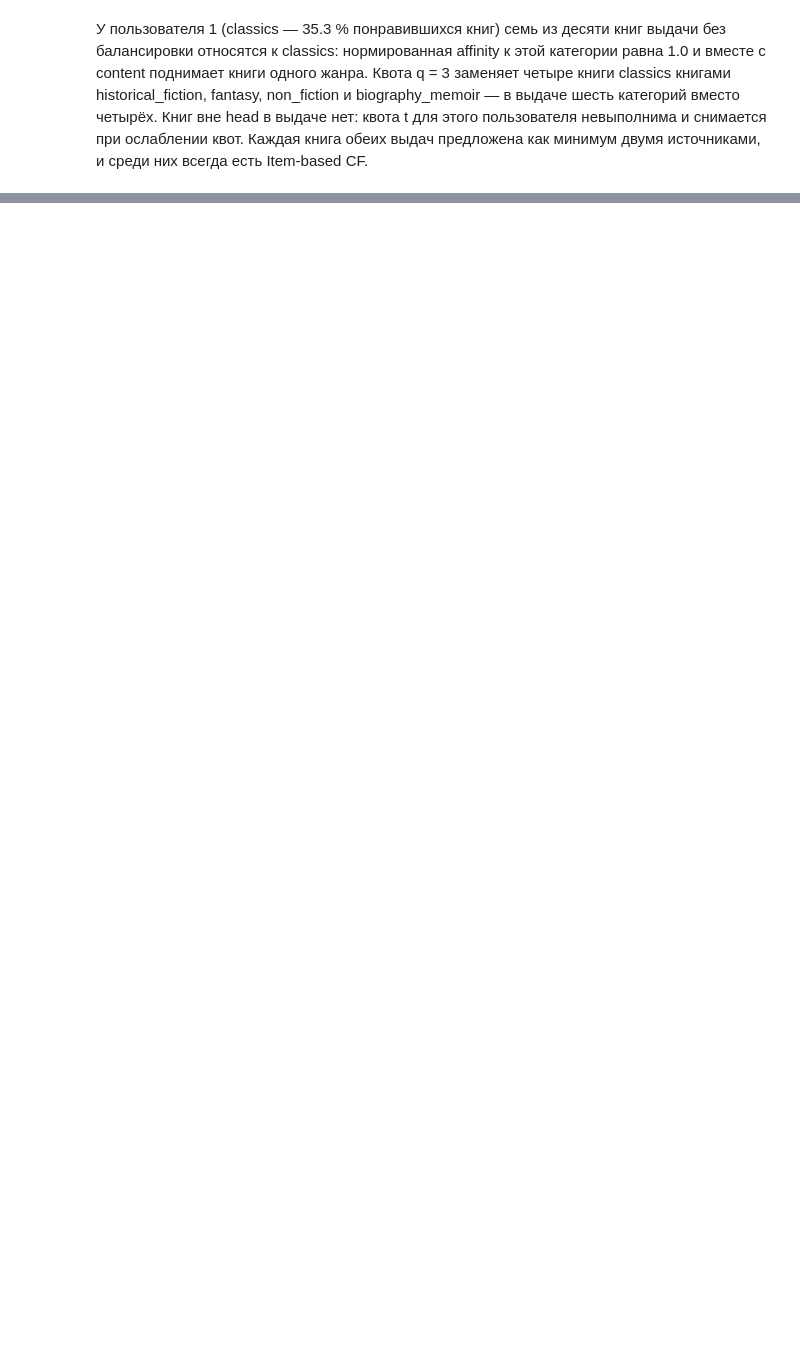
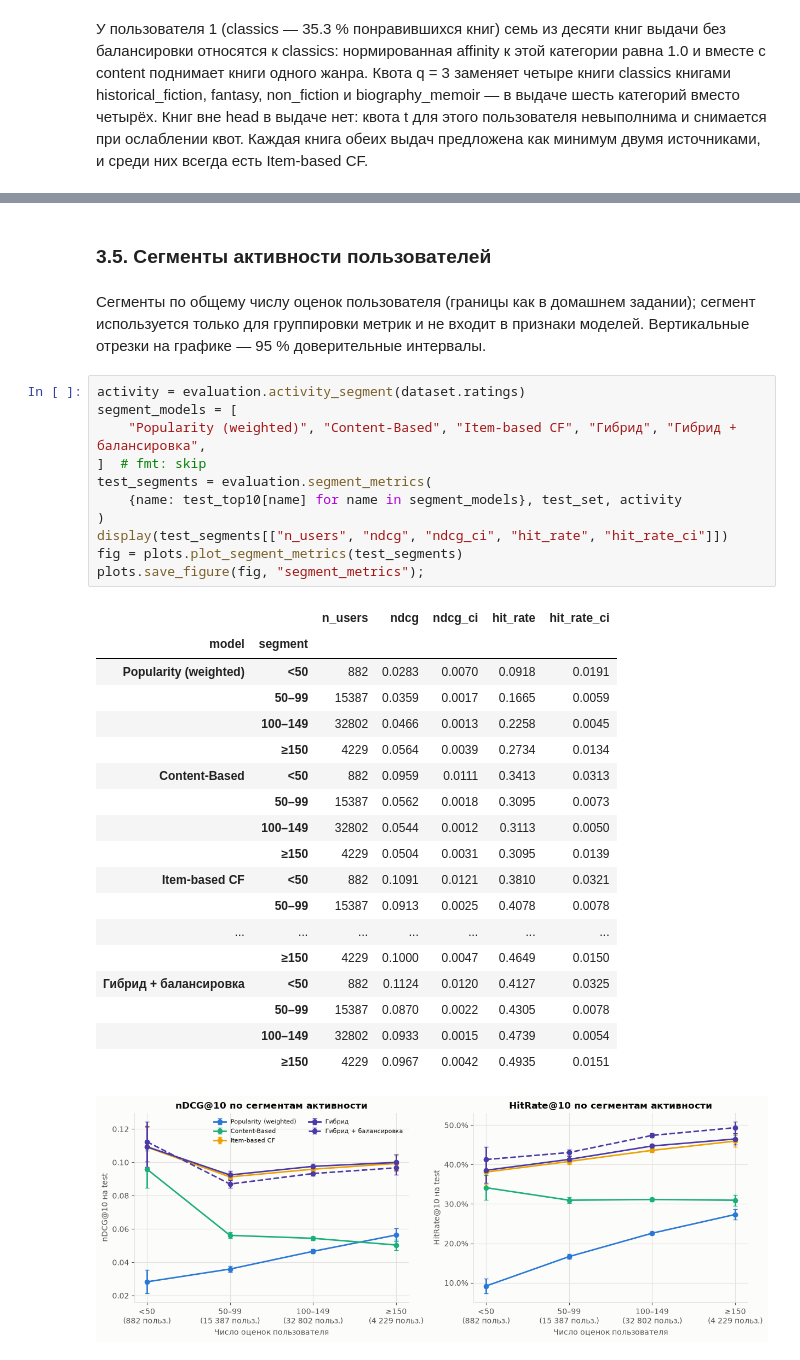
Before and after one commit to a-kapset/Rec_Systems_Session_Project, a Jupyter notebook: notebooks/hybrid_recsys.ipynb, the cells around one changed output, grey strips where cells are left out. Saved outputs shown, nothing was run; the diff lists cells and outputs as text; blank space fills up the shorter version.

```diff
--- a/notebooks/hybrid_recsys.ipynb
+++ b/notebooks/hybrid_recsys.ipynb
@@ -406,0 +650,35 @@ balance_variants["Гибрид + квоты (q=3, t=3)"].explain(example_user, d
+# %% [markdown]
+### 3.5. Сегменты активности пользователей
+# %% [markdown]
+Сегменты по общему числу оценок пользователя (границы как в домашнем задании); сегмент используется только для группировки метрик и не входит в признаки моделей. Вертикальные отрезки на графике — 95 % доверительные интервалы.
+# %%
+activity = evaluation.activity_segment(dataset.ratings)
+segment_models = [
+    "Popularity (weighted)", "Content-Based", "Item-based CF", "Гибрид", "Гибрид + балансировка",
+]  # fmt: skip
+test_segments = evaluation.segment_metrics(
+    {name: test_top10[name] for name in segment_models}, test_set, activity
+)
+display(test_segments[["n_users", "ndcg", "ndcg_ci", "hit_rate", "hit_rate_ci"]])
+fig = plots.plot_segment_metrics(test_segments)
+plots.save_figure(fig, "segment_metrics");
+# %% [output]
+|  |  | n_users | ndcg | ndcg_ci | hit_rate | hit_rate_ci |
+| model | segment |  |  |  |  |  |
+| Popularity (weighted) | <50 | 882 | 0.0283 | 0.0070 | 0.0918 | 0.0191 |
+|  | 50–99 | 15387 | 0.0359 | 0.0017 | 0.1665 | 0.0059 |
+|  | 100–149 | 32802 | 0.0466 | 0.0013 | 0.2258 | 0.0045 |
+|  | ≥150 | 4229 | 0.0564 | 0.0039 | 0.2734 | 0.0134 |
+| Content-Based | <50 | 882 | 0.0959 | 0.0111 | 0.3413 | 0.0313 |
+|  | 50–99 | 15387 | 0.0562 | 0.0018 | 0.3095 | 0.0073 |
+|  | 100–149 | 32802 | 0.0544 | 0.0012 | 0.3113 | 0.0050 |
+|  | ≥150 | 4229 | 0.0504 | 0.0031 | 0.3095 | 0.0139 |
+| Item-based CF | <50 | 882 | 0.1091 | 0.0121 | 0.3810 | 0.0321 |
+|  | 50–99 | 15387 | 0.0913 | 0.0025 | 0.4078 | 0.0078 |
+| ... | ... | ... | ... | ... | ... | ... |
+|  | ≥150 | 4229 | 0.1000 | 0.0047 | 0.4649 | 0.0150 |
+| Гибрид + балансировка | <50 | 882 | 0.1124 | 0.0120 | 0.4127 | 0.0325 |
+|  | 50–99 | 15387 | 0.0870 | 0.0022 | 0.4305 | 0.0078 |
+|  | 100–149 | 32802 | 0.0933 | 0.0015 | 0.4739 | 0.0054 |
+|  | ≥150 | 4229 | 0.0967 | 0.0042 | 0.4935 | 0.0151 |
+[figure, added]
```
Also changed, not shown: parts of 37 cells of this notebook, 15 other files.
